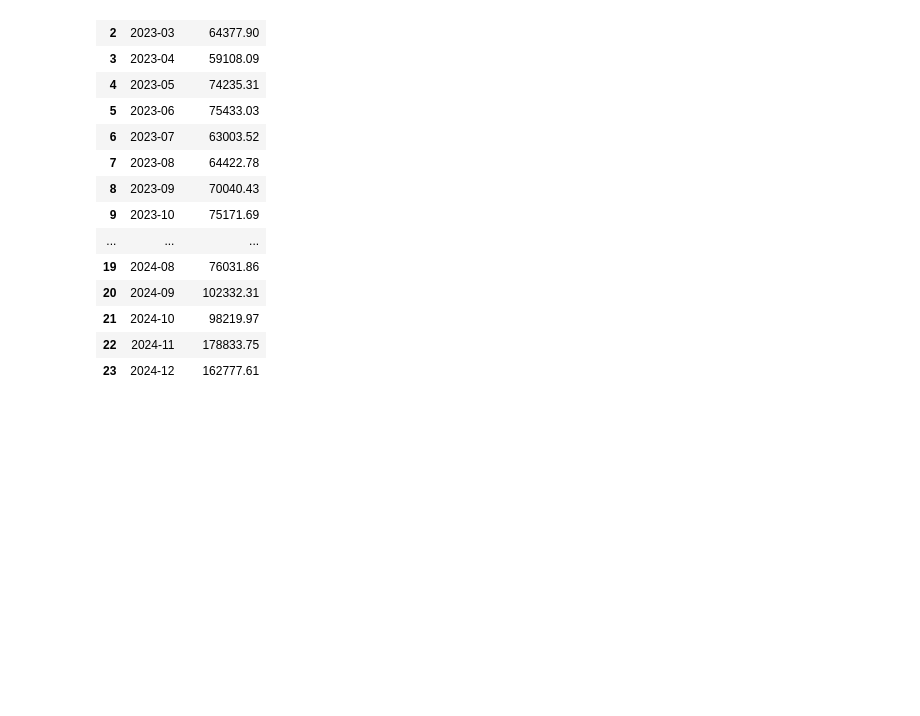
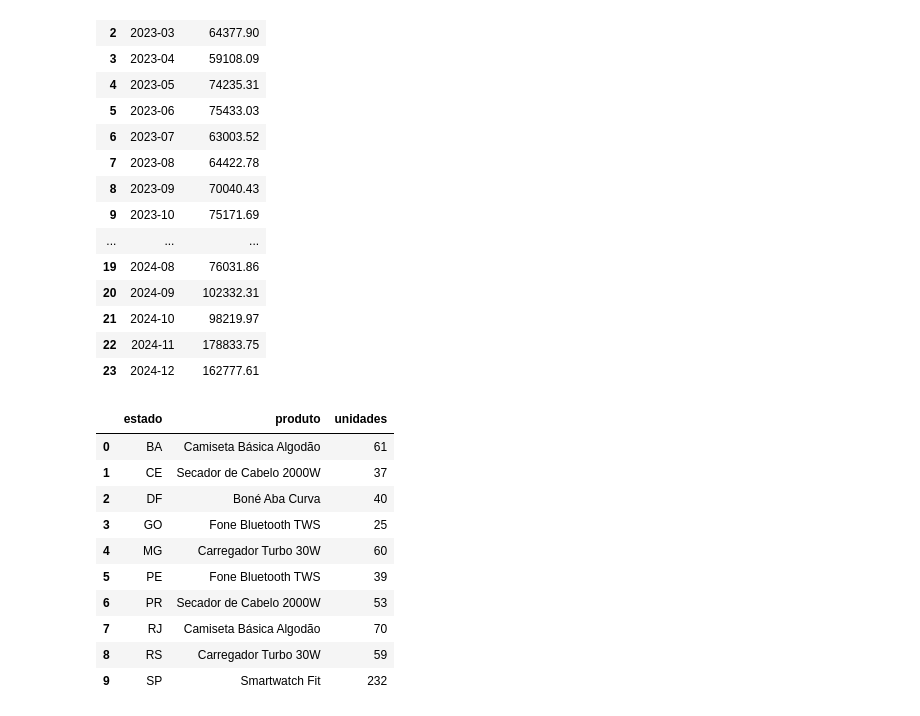
Before and after one commit to luizolavoremy/analise-pedidos-loja-sql, a Jupyter notebook: analise_sql.ipynb, the cells around one changed output. Cells and saved outputs as stored; diff of their text form; code cells hidden in the pictures; blank space fills up the shorter version.

Commit message:
pergunta 7 respondida -> produtos por estado em sql

```diff
--- a/analise_sql.ipynb
+++ b/analise_sql.ipynb
@@ -246,3 +246,32 @@ ORDER BY mes
 | 21 | 2024-10 | 98219.97 |
 | 22 | 2024-11 | 178833.75 |
 | 23 | 2024-12 | 162777.61 |
+# %%
+pd.read_sql("""
+WITH vendas AS (
+    SELECT estado, produto, SUM(quantidade) AS unidades
+    FROM pedidos
+    GROUP BY estado, produto
+),
+ranking AS (
+    SELECT estado, produto, unidades,
+           ROW_NUMBER() OVER (PARTITION BY estado ORDER BY unidades DESC, produto) AS posicao
+    FROM vendas
+)
+SELECT estado, produto, unidades
+FROM ranking
+WHERE posicao = 1
+ORDER BY estado
+""", conn)
+# %% [output]
+|  | estado | produto | unidades |
+| 0 | BA | Camiseta Básica Algodão | 61 |
+| 1 | CE | Secador de Cabelo 2000W | 37 |
+| 2 | DF | Boné Aba Curva | 40 |
+| 3 | GO | Fone Bluetooth TWS | 25 |
+| 4 | MG | Carregador Turbo 30W | 60 |
+| 5 | PE | Fone Bluetooth TWS | 39 |
+| 6 | PR | Secador de Cabelo 2000W | 53 |
+| 7 | RJ | Camiseta Básica Algodão | 70 |
+| 8 | RS | Carregador Turbo 30W | 59 |
+| 9 | SP | Smartwatch Fit | 232 |
```
Also changed, not shown: parts of 1 cell of this notebook.
